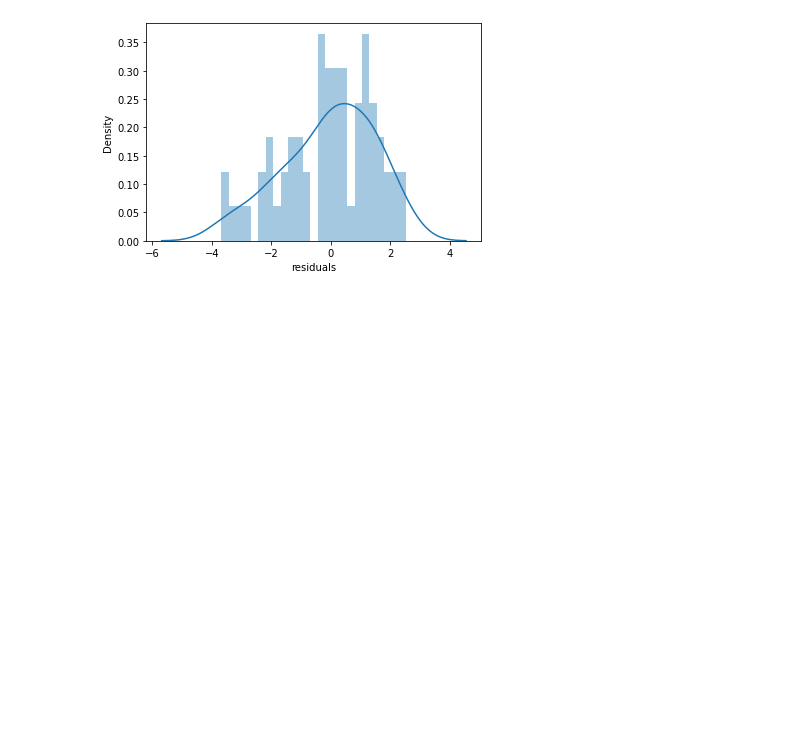
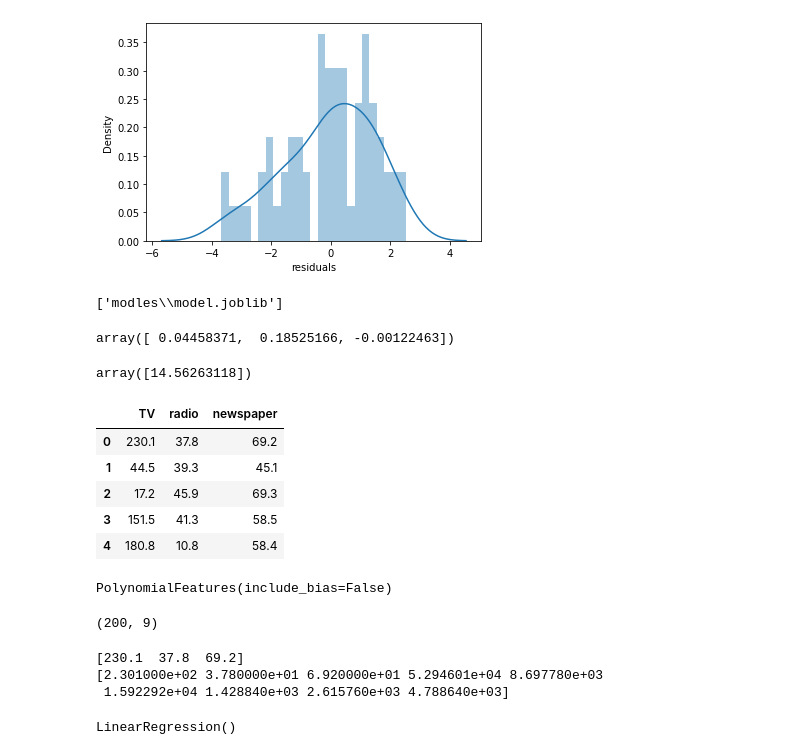
Before and after one commit to Revanth2022/mlmar7, a Jupyter notebook: linear_regression.ipynb, the cells around one changed output. Saved outputs shown, nothing was run; the diff lists cells and outputs as text; code cells hidden in the pictures; blank space fills up the shorter version.

```diff
--- a/linear_regression.ipynb
+++ b/linear_regression.ipynb
@@ -76,0 +79,8 @@ Text(0.5, 0, 'residuals')
+# %%
+import os
+model_dir = "modles"
+os.makedirs(model_dir,exist_ok=True)
+filepath= os.path.join(model_dir, 'model.joblib')
+dump(model, filepath)
+# %% [output]
+['modles\\model.joblib']
@@ -76,0 +89,20 @@ Text(0.5, 0, 'residuals')
+# %%
+load_model.coef_
+# %% [output]
+array([ 0.04458371,  0.18525166, -0.00122463])
+# %%
+example=[[151,25,15]]
+load_model.predict(example)
+# %% [output]
+array([14.56263118])
+# %%
+# POLYNOMIAL REGRESSION
+x1 =df.drop(['sales'], axis=1)
+x1.head()
+# %% [output]
+|  | TV | radio | newspaper |
+| 0 | 230.1 | 37.8 | 69.2 |
+| 1 | 44.5 | 39.3 | 45.1 |
+| 2 | 17.2 | 45.9 | 69.3 |
+| 3 | 151.5 | 41.3 | 58.5 |
+| 4 | 180.8 | 10.8 | 58.4 |
@@ -76,0 +111,5 @@ Text(0.5, 0, 'residuals')
+# %%
+poly_conv = PolynomialFeatures(degree=2, include_bias=False)
+poly_conv.fit(x1)
+# %% [output]
+PolynomialFeatures(include_bias=False)
@@ -76,0 +118,11 @@ Text(0.5, 0, 'residuals')
+# %%
+poly_features.shape
+# %% [output]
+(200, 9)
+# %%
+print(np.array(x1.iloc[0]))
+print(poly_features[0])
+# %% [output]
+[230.1  37.8  69.2]
+[2.301000e+02 3.780000e+01 6.920000e+01 5.294601e+04 8.697780e+03
+ 1.592292e+04 1.428840e+03 2.615760e+03 4.788640e+03]
@@ -76,0 +132,5 @@ Text(0.5, 0, 'residuals')
+# %%
+model1 = LinearRegression()
+model1.fit(X_train,y_train)
+# %% [output]
+LinearRegression()
```
Also changed, not shown: parts of 14 cells of this notebook.
